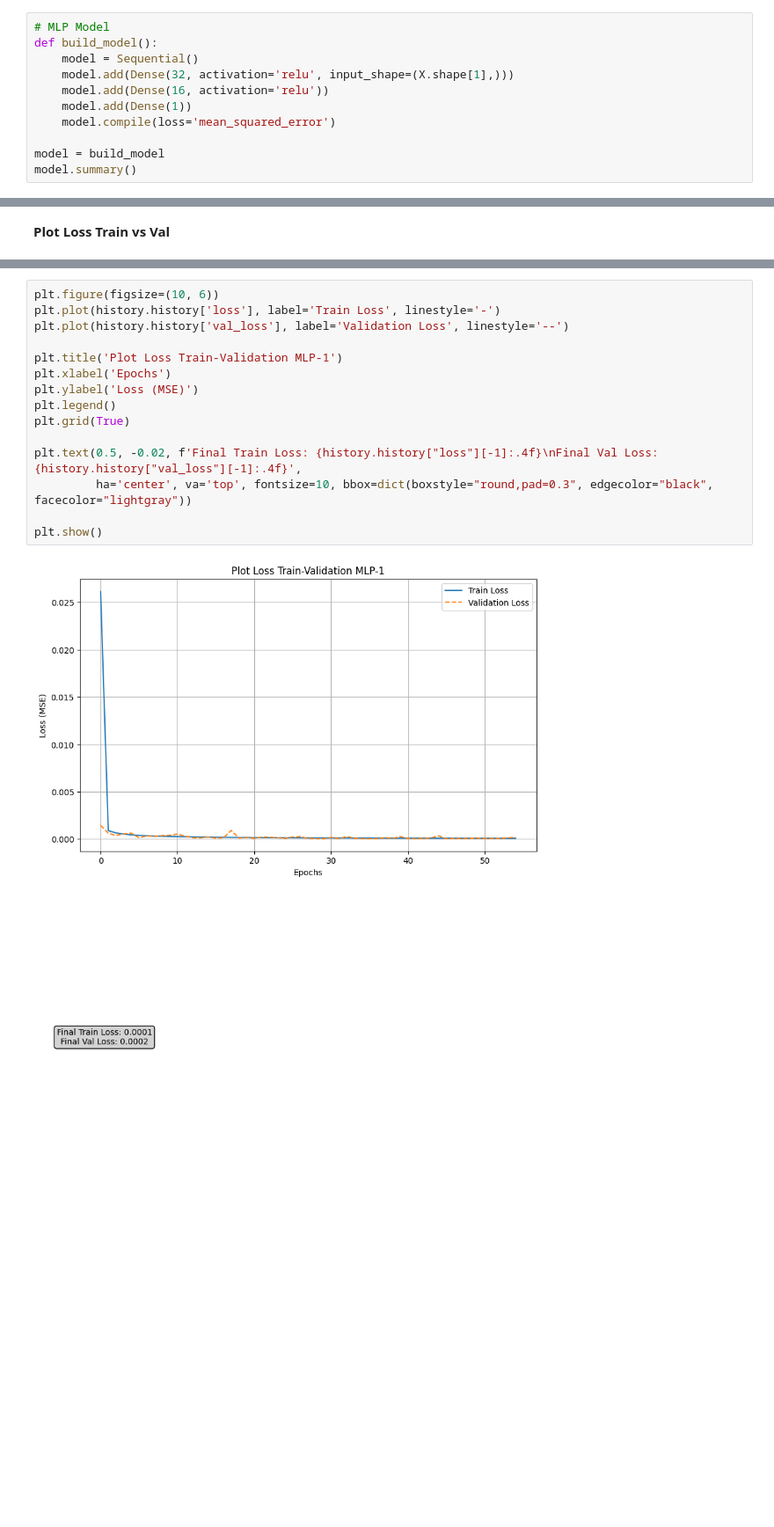
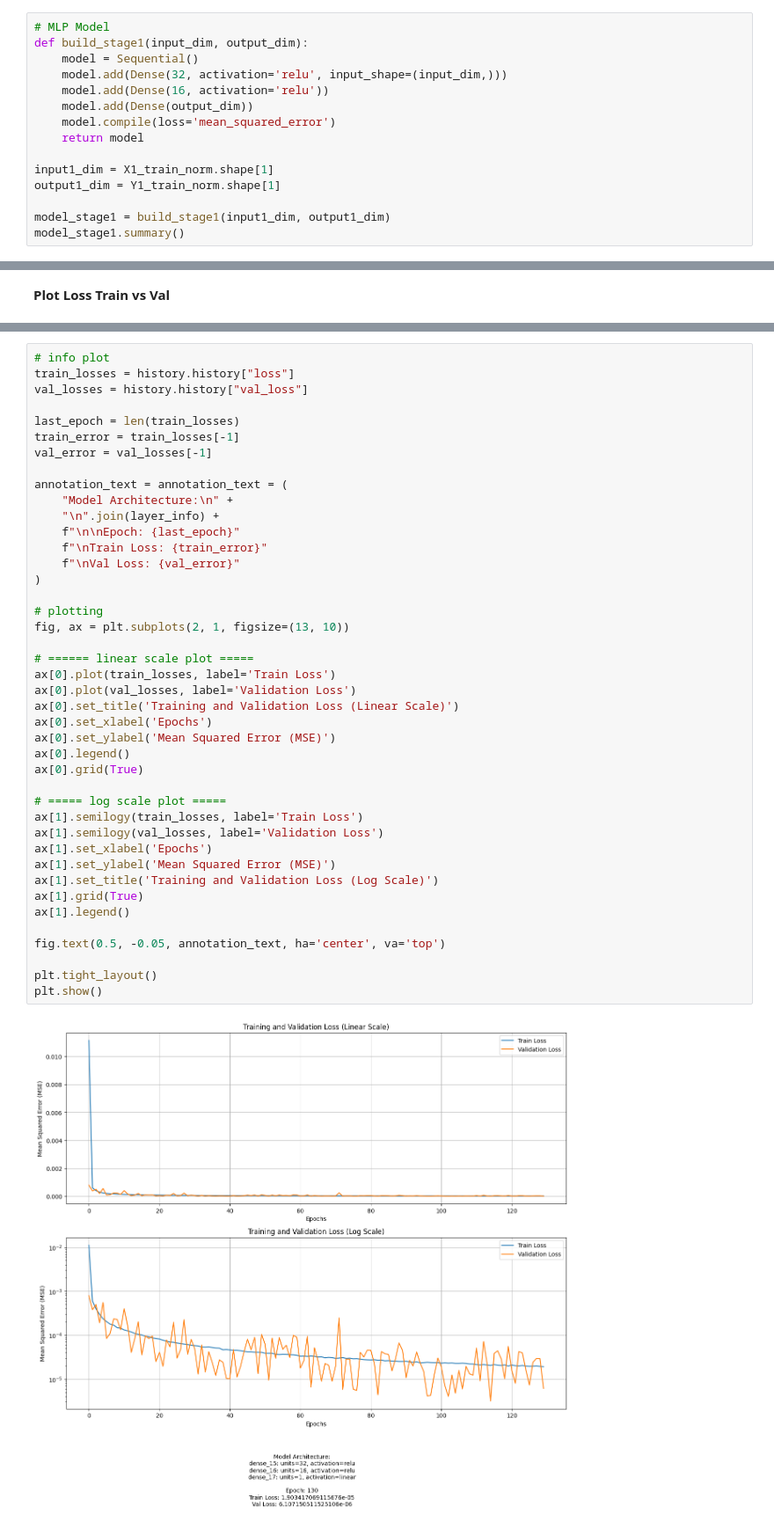
Before and after one commit to pnabilah/SBP_2025, a Jupyter notebook: ANN with Feedback/SBP_3.ipynb, the cells around one changed output, grey strips where cells are left out. Shown at 88% size. Saved outputs shown, nothing was run; the diff lists cells and outputs as text; blank space fills up the shorter version.

```diff
--- a/ANN with Feedback/SBP_3.ipynb
+++ b/ANN with Feedback/SBP_3.ipynb
@@ -289,12 +295,16 @@ plt.show()
 # %%
 # MLP Model
-def build_model():
+def build_stage1(input_dim, output_dim):
     model = Sequential()
-    model.add(Dense(32, activation='relu', input_shape=(X.shape[1],)))
+    model.add(Dense(32, activation='relu', input_shape=(input_dim,)))
     model.add(Dense(16, activation='relu'))
-    model.add(Dense(1))
+    model.add(Dense(output_dim))
     model.compile(loss='mean_squared_error')
+    return model
 
-model = build_model
-model.summary()
+input1_dim = X1_train_norm.shape[1]
+output1_dim = Y1_train_norm.shape[1]
+
+model_stage1 = build_stage1(input1_dim, output1_dim)
+model_stage1.summary()
 # %% [output]
@@ -361,17 +402,44 @@ Epoch 55: val_loss did not improve from 0.00003
 # %%
-plt.figure(figsize=(10, 6))
-plt.plot(history.history['loss'], label='Train Loss', linestyle='-')
-plt.plot(history.history['val_loss'], label='Validation Loss', linestyle='--')
+# info plot
+train_losses = history.history["loss"]
+val_losses = history.history["val_loss"]
 
-plt.title('Plot Loss Train-Validation MLP-1')
-plt.xlabel('Epochs')
-plt.ylabel('Loss (MSE)')
-plt.legend()
-plt.grid(True)
+last_epoch = len(train_losses)
+train_error = train_losses[-1]
+val_error = val_losses[-1]
 
-plt.text(0.5, -0.02, f'Final Train Loss: {history.history["loss"][-1]:.4f}\nFinal Val Loss: {history.history["val_loss"][-1]:.4f}',
-         ha='center', va='top', fontsize=10, bbox=dict(boxstyle="round,pad=0.3", edgecolor="black", facecolor="lightgray"))
+annotation_text = annotation_text = (
+    "Model Architecture:\n" +
+    "\n".join(layer_info) +
+    f"\n\nEpoch: {last_epoch}"
+    f"\nTrain Loss: {train_error}"
+    f"\nVal Loss: {val_error}"
+)
 
+# plotting
+fig, ax = plt.subplots(2, 1, figsize=(13, 10))
+
+# ====== linear scale plot =====
+ax[0].plot(train_losses, label='Train Loss')
+ax[0].plot(val_losses, label='Validation Loss')
+ax[0].set_title('Training and Validation Loss (Linear Scale)')
+ax[0].set_xlabel('Epochs')
+ax[0].set_ylabel('Mean Squared Error (MSE)')
+ax[0].legend()
+ax[0].grid(True)
+
+# ===== log scale plot =====
+ax[1].semilogy(train_losses, label='Train Loss')
+ax[1].semilogy(val_losses, label='Validation Loss')
+ax[1].set_xlabel('Epochs')
+ax[1].set_ylabel('Mean Squared Error (MSE)')
+ax[1].set_title('Training and Validation Loss (Log Scale)')
+ax[1].grid(True)
+ax[1].legend()
+
+fig.text(0.5, -0.05, annotation_text, ha='center', va='top')
+
+plt.tight_layout()
 plt.show()
 # %% [output]
-[figure, old version]
+[figure, new version]
```
Also changed, not shown: parts of 53 cells of this notebook, 1 other file.
